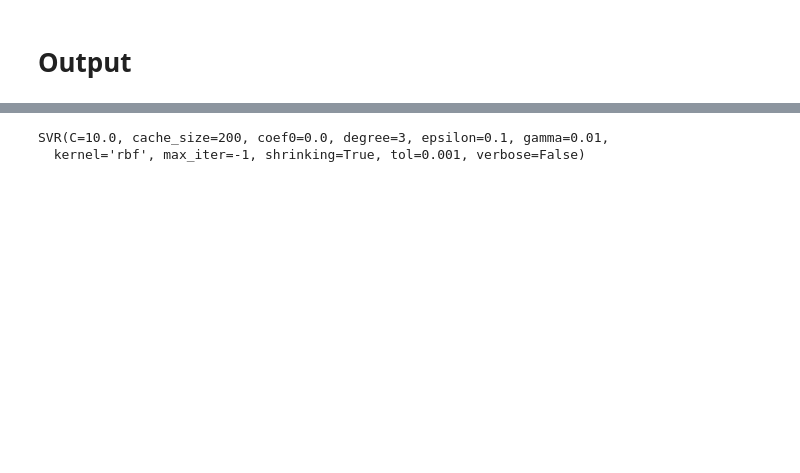
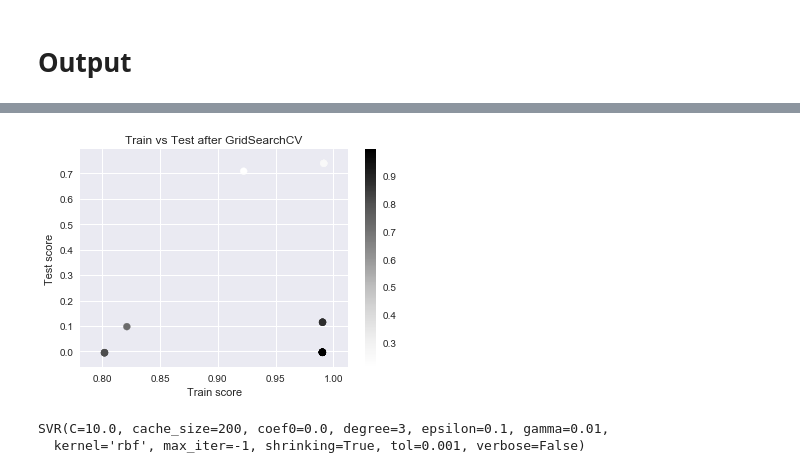
Before and after one commit to jirimanak/capstone-project, a Jupyter notebook: svm_regression.ipynb, the cells around one changed output, grey strips where cells are left out. Saved outputs shown, nothing was run; the diff lists cells and outputs as text; code cells hidden in the pictures; blank space fills up the shorter version.

```diff
--- a/svm_regression.ipynb
+++ b/svm_regression.ipynb
@@ -711,37 +718,17 @@ rng = np.random.RandomState()
 stopwatch.start()
 # Fit regression model
 
-svr = GridSearchCV(SVR(kernel='rbf', gamma=0.1), cv=5,
+svr_gs = GridSearchCV(SVR(kernel='rbf', gamma=0.1), cv=5,
                    param_grid={"C": [1e0, 1e1, 1e2, 1e3],
                                "gamma": np.logspace(-2, 2, 5)})
-svr.fit(features, target)
+svr_gs.fit(features, target)
 
 print("\n Support vector best score:")
-print(svr.best_score_)
+print(svr_gs.best_score_)
 print(" Support vector best parameters:")
-print(svr.best_params_)
+print(svr_gs.best_params_)
 
 stopwatch.print_elapsed_time()
-
-results = pd.DataFrame(svr.cv_results_)
-results['Difference'] = results['mean_train_score'] - results['mean_test_score']
-results = results.sort_values('mean_test_score', ascending=False)
-results.to_csv("SVR_train_vs_test_CV.csv", index=False)
-
-tr = svr.cv_results_['mean_train_score']
-te = svr.cv_results_['mean_test_score']
-diff = tr - te
-plt.figure(1)
-plt.title("Train vs Test after GridSearchCV")
-plt.scatter(tr, te, c=diff)
-plt.colorbar()
-plt.plot([0.4, 0.9], [0.4, 0.9], 'k--', lw=1)
-plt.xlim( 0.4, 0.9 )
-plt.ylim( 0.4, 0.9 )
-plt.xlabel('Train score')
-plt.ylabel('Test score')
-plt.savefig('SVR_train_vs_test_CV.png')
-plt.show()
 # %% [output]
  Support vector best score:
 0.739207635225
@@ -753 +739,19 @@ Elapsed time: 00:02:21
+# %%
+results = pd.DataFrame(svr_gs.cv_results_)
+tr = svr_gs.cv_results_['mean_train_score']
+te = svr_gs.cv_results_['mean_test_score']
+diff = tr - te
+plt.figure(1)
+plt.title("Train vs Test after GridSearchCV")
+plt.scatter(tr, te, c=diff)
+plt.colorbar()
+#plt.plot([0.4, 0.9], [0.4, 0.9], 'k--', lw=1)
+#plt.xlim( 0.4, 0.9 )
+#plt.ylim( 0.4, 0.9 )
+plt.xlabel('Train score')
+plt.ylabel('Test score')
+plt.savefig('SVR_train_vs_test_CV.png')
+plt.show()
+# %% [output]
+[figure, added]
 # %%
```
Also changed, not shown: parts of 28 cells of this notebook, 3 other files.
